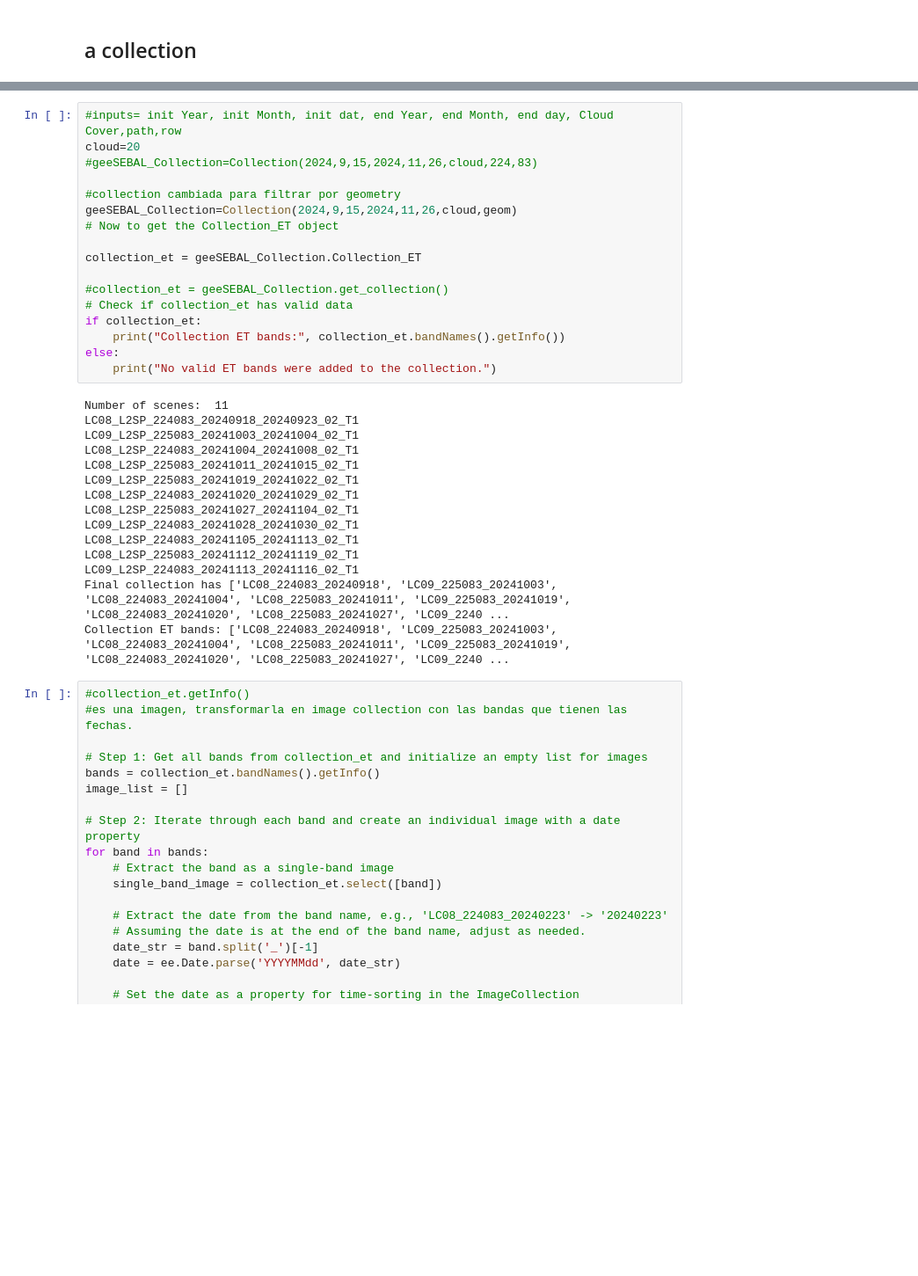
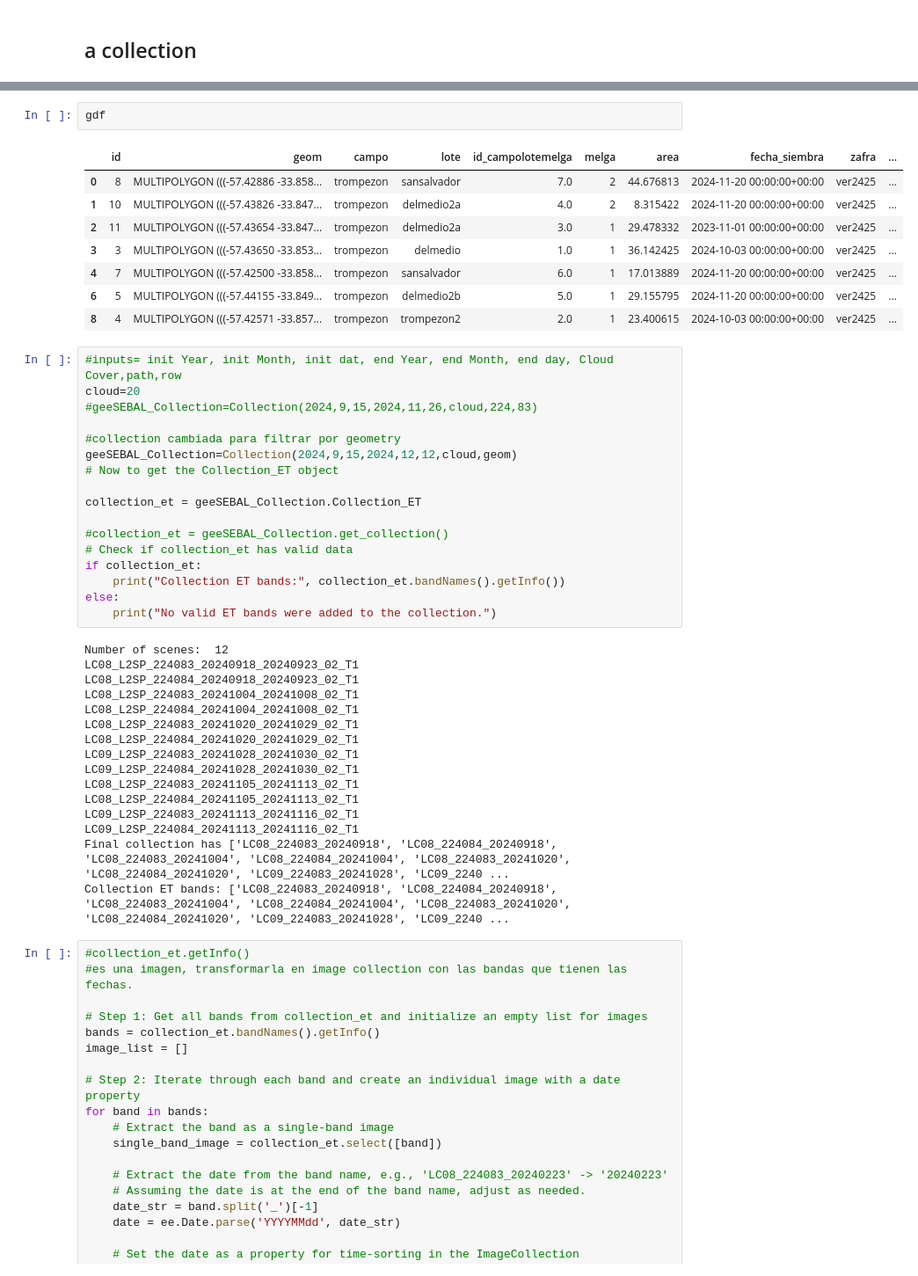
Before and after one commit to jimoreira/geeSEBAL_original, a Jupyter notebook: Examples/Image_function_geeSEBAL.ipynb, the cells around one changed output, grey strips where cells are left out. Shown: that part at 88% size. Drawn from its saved outputs; the diff is of its cells as text; blank space fills up the shorter version.

Commit message:
seleccionar zafra

```diff
--- a/Examples/Image_function_geeSEBAL.ipynb
+++ b/Examples/Image_function_geeSEBAL.ipynb
@@ -190,10 +267,21 @@ Loading table: carballal_ver2425_consolidado
+# %%
+gdf
+# %% [output]
+|  | id | geom | campo | lote | id_campolotemelga | melga | area | fecha_siembra | zafra | ... |
+| 0 | 8 | MULTIPOLYGON (((-57.42886 -33.858... | trompezon | sansalvador | 7.0 | 2 | 44.676813 | 2024-11-20 00:00:00+00:00 | ver2425 | ... |
+| 1 | 10 | MULTIPOLYGON (((-57.43826 -33.847... | trompezon | delmedio2a | 4.0 | 2 | 8.315422 | 2024-11-20 00:00:00+00:00 | ver2425 | ... |
+| 2 | 11 | MULTIPOLYGON (((-57.43654 -33.847... | trompezon | delmedio2a | 3.0 | 1 | 29.478332 | 2023-11-01 00:00:00+00:00 | ver2425 | ... |
+| 3 | 3 | MULTIPOLYGON (((-57.43650 -33.853... | trompezon | delmedio | 1.0 | 1 | 36.142425 | 2024-10-03 00:00:00+00:00 | ver2425 | ... |
+| 4 | 7 | MULTIPOLYGON (((-57.42500 -33.858... | trompezon | sansalvador | 6.0 | 1 | 17.013889 | 2024-11-20 00:00:00+00:00 | ver2425 | ... |
+| 6 | 5 | MULTIPOLYGON (((-57.44155 -33.849... | trompezon | delmedio2b | 5.0 | 1 | 29.155795 | 2024-11-20 00:00:00+00:00 | ver2425 | ... |
+| 8 | 4 | MULTIPOLYGON (((-57.42571 -33.857... | trompezon | trompezon2 | 2.0 | 1 | 23.400615 | 2024-10-03 00:00:00+00:00 | ver2425 | ... |
 # %%
 #inputs= init Year, init Month, init dat, end Year, end Month, end day, Cloud Cover,path,row
 cloud=20
 #geeSEBAL_Collection=Collection(2024,9,15,2024,11,26,cloud,224,83)
 
 #collection cambiada para filtrar por geometry
-geeSEBAL_Collection=Collection(2024,9,15,2024,11,26,cloud,geom)
+geeSEBAL_Collection=Collection(2024,9,15,2024,12,12,cloud,geom)
 # Now to get the Collection_ET object
 
 collection_et = geeSEBAL_Collection.Collection_ET
@@ -205,20 +293,21 @@ if collection_et:
 else:
     print("No valid ET bands were added to the collection.")
 # %% [output]
-Number of scenes:  11
+Number of scenes:  12
 LC08_L2SP_224083_20240918_20240923_02_T1
-LC09_L2SP_225083_20241003_20241004_02_T1
+LC08_L2SP_224084_20240918_20240923_02_T1
 LC08_L2SP_224083_20241004_20241008_02_T1
-LC08_L2SP_225083_20241011_20241015_02_T1
-LC09_L2SP_225083_20241019_20241022_02_T1
+LC08_L2SP_224084_20241004_20241008_02_T1
 LC08_L2SP_224083_20241020_20241029_02_T1
-LC08_L2SP_225083_20241027_20241104_02_T1
+LC08_L2SP_224084_20241020_20241029_02_T1
 LC09_L2SP_224083_20241028_20241030_02_T1
+LC09_L2SP_224084_20241028_20241030_02_T1
 LC08_L2SP_224083_20241105_20241113_02_T1
-LC08_L2SP_225083_20241112_20241119_02_T1
+LC08_L2SP_224084_20241105_20241113_02_T1
 LC09_L2SP_224083_20241113_20241116_02_T1
-Final collection has ['LC08_224083_20240918', 'LC09_225083_20241003', 'LC08_224083_20241004', 'LC08_225083_20241011', 'LC09_225083_20241019', 'LC08_224083_20241020', 'LC08_225083_20241027', 'LC09_2240 ...
-Collection ET bands: ['LC08_224083_20240918', 'LC09_225083_20241003', 'LC08_224083_20241004', 'LC08_225083_20241011', 'LC09_225083_20241019', 'LC08_224083_20241020', 'LC08_225083_20241027', 'LC09_2240 ...
+LC09_L2SP_224084_20241113_20241116_02_T1
+Final collection has ['LC08_224083_20240918', 'LC08_224084_20240918', 'LC08_224083_20241004', 'LC08_224084_20241004', 'LC08_224083_20241020', 'LC08_224084_20241020', 'LC09_224083_20241028', 'LC09_2240 ...
+Collection ET bands: ['LC08_224083_20240918', 'LC08_224084_20240918', 'LC08_224083_20241004', 'LC08_224084_20241004', 'LC08_224083_20241020', 'LC08_224084_20241020', 'LC09_224083_20241028', 'LC09_2240 ...
 # %%
 #collection_et.getInfo()
 #es una imagen, transformarla en image collection con las bandas que tienen las fechas.
```
Also changed, not shown: parts of 8 cells of this notebook.
